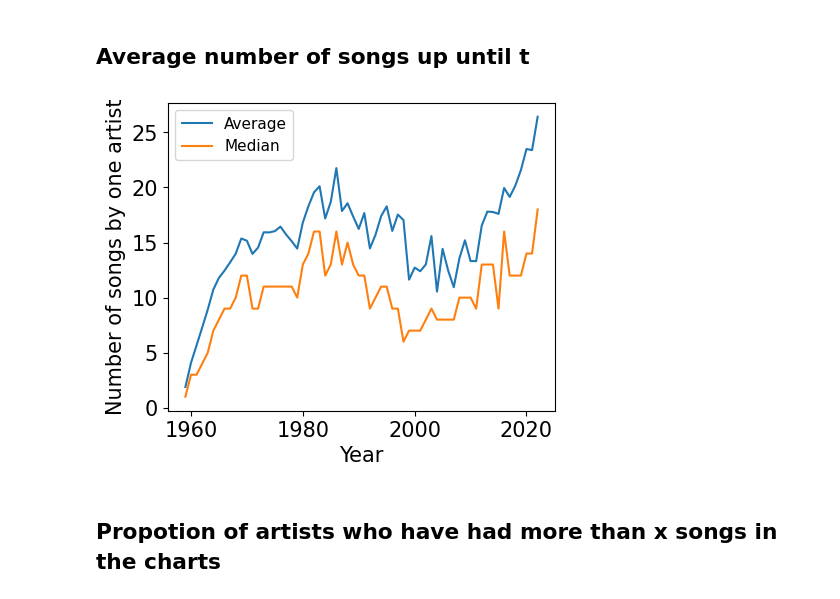
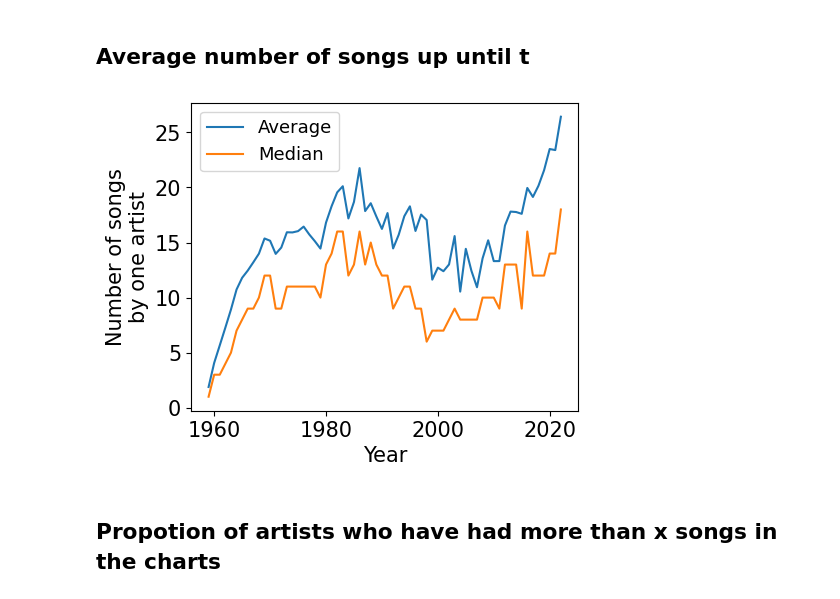
Before and after one commit to martalech/pop_charts_dynamics, a Jupyter notebook: ranking_dynamics_analysis.ipynb, the cells around one changed output. Cells and saved outputs as stored; diff of their text form; code cells hidden in the pictures.

```diff
--- a/ranking_dynamics_analysis.ipynb
+++ b/ranking_dynamics_analysis.ipynb
@@ -693,27 +693,27 @@ plt.show()
 # %%
 plt.figure(figsize=(5, 4))
 
 songs_numbers_count = billboard_hot_100[["year", "artist", "song_name"]].groupby(["year", "artist"])["song_name"].nunique().reset_index(name="number_of_songs")
 averages = []
 medians = []
 
 for year in range(1959, 2023):
     songs_until_year = songs_numbers_count[songs_numbers_count["year"] <= year].copy()
     songs_until_year["total_number_of_songs"] = songs_until_year.groupby(["artist"])["number_of_songs"].transform("sum")
     songs_from_this_year = songs_until_year[songs_until_year["year"] == year]["artist"]
     numbers_of_songs = songs_until_year[songs_until_year["artist"].isin(songs_from_this_year)]
     averages.append(numbers_of_songs["total_number_of_songs"].mean())
     medians.append(numbers_of_songs["total_number_of_songs"].median())
 
 plt.plot(range(1959, 2023), averages)
 plt.plot(range(1959, 2023), medians)
 plt.xlabel("Year")
-plt.ylabel("Number of songs by one artist")
-plt.legend(["Average", "Median"], loc="upper left", fontsize=11)
+plt.ylabel("Number of songs\nby one artist")
+plt.legend(["Average", "Median"], loc="upper left", fontsize=13)
 plt.savefig("figures/number_of_songs_by_one_artist.pdf", format="pdf", bbox_inches="tight")
 plt.show()
 # %% [output]
-[figure, old version]
+[figure, new version]
 # %% [markdown]
 ## Propotion of artists who have had more than x songs in the charts
 # %%
```
Also changed, not shown: parts of 3 cells of this notebook, 14 other files.
